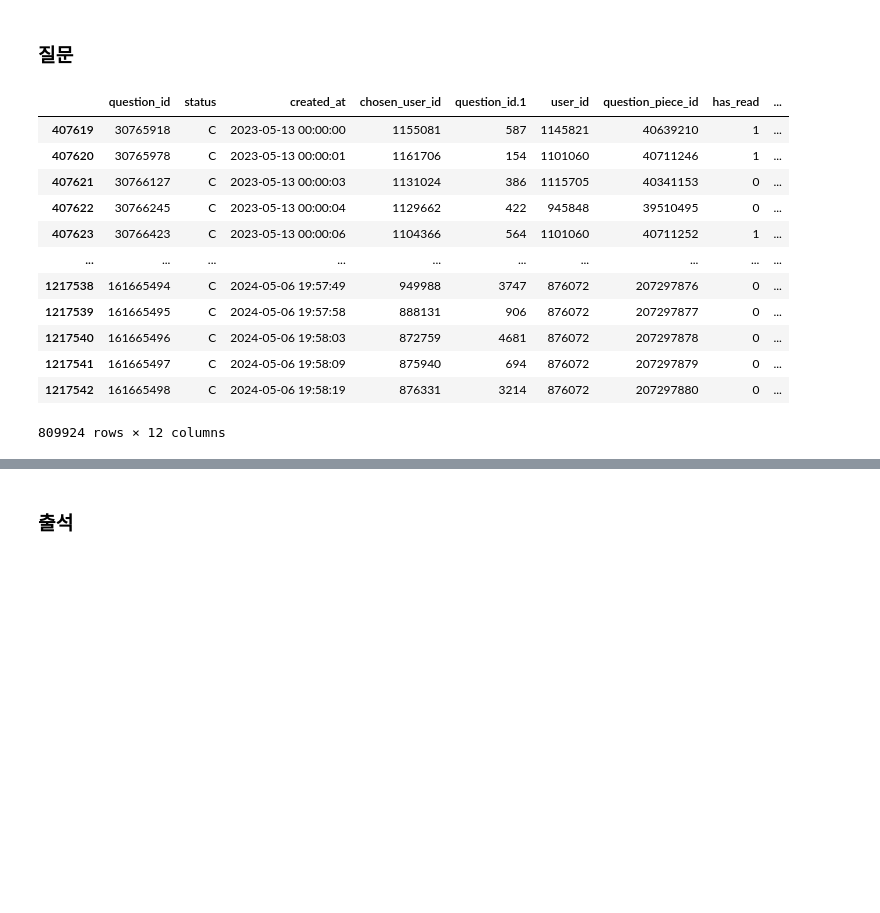
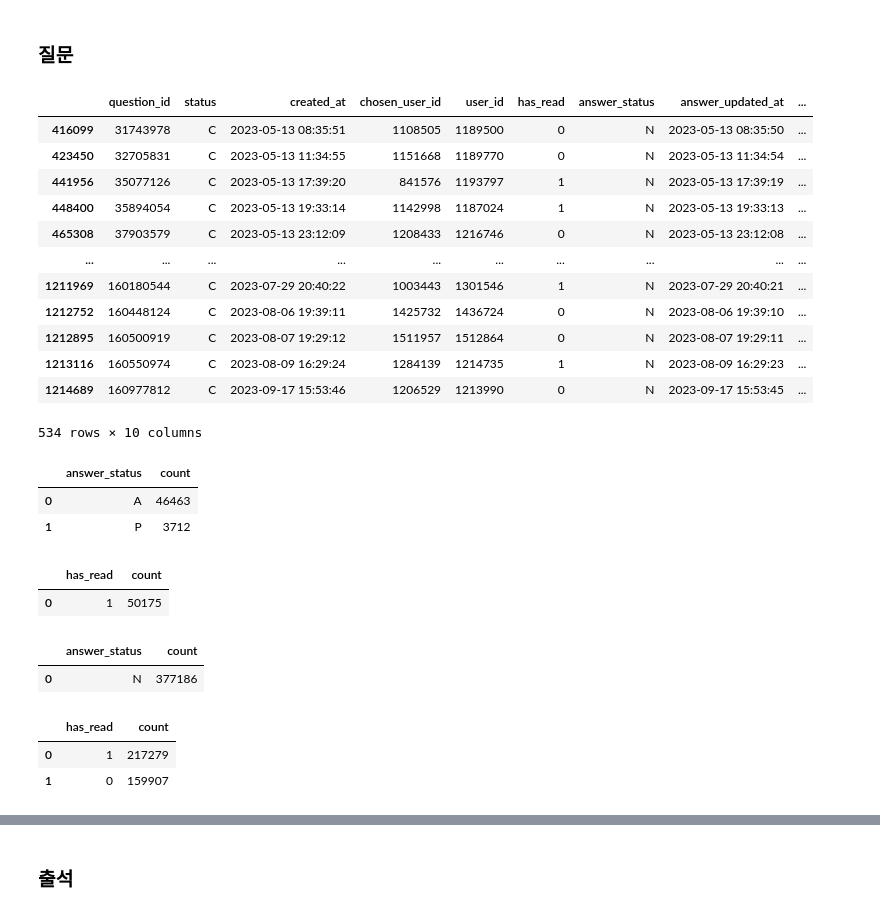
Before and after one commit to EtheriumArchive/Codeit_project, a Jupyter notebook: analysis_eunsu_v2.ipynb, the cells around one changed output, grey strips where cells are left out. Drawn from its saved outputs; the diff is of its cells as text; code cells hidden in the pictures; blank space fills up the shorter version.

```diff
--- a/analysis_eunsu_v2.ipynb
+++ b/analysis_eunsu_v2.ipynb
@@ -70,7 +70,10 @@ accounts_paymenthistory['product_hearts'] = accounts_paymenthistory['product_hea
 accounts_user['created_at'] = pd.to_datetime(accounts_user['created_at']).dt.floor('s')
 polls_questionset['created_at'] = pd.to_datetime(polls_questionset['created_at']).dt.floor('s')
 accounts_paymenthistory['created_at'] = pd.to_datetime(accounts_paymenthistory['created_at']).dt.floor('s')
+
 accounts_userquestionrecord['created_at'] = pd.to_datetime(accounts_userquestionrecord['created_at']).dt.floor('s')
+accounts_userquestionrecord['answer_updated_at'] = pd.to_datetime(accounts_userquestionrecord['answer_updated_at']).dt.floor('s')
+accounts_userquestionrecord['answer_updated_at'] = pd.to_datetime(accounts_userquestionrecord['answer_updated_at']) + timedelta(hours=9)
 
 new_attendance['attendance_date_list'] = pd.to_datetime(new_attendance['attendance_date_list']).dt.floor('s')
 # %% [markdown]
@@ -169,21 +172,62 @@ active_color = sns.color_palette('pastel')[1]
 # %% [markdown]
 ### 질문
 # %%
-# 수동 유저의  별 질문 수 비교
-passive_attendance_ = funnel_attendance[funnel_attendance['user_id'].isin(question_passive_user)]
-active_attendance_ = funnel_attendance[funnel_attendance['user_id'].isin(question_active_user)]
-funnel_question
+# created_at부터 answer_updated_at까지 걸린 기간을 구하려고 함 -> 마이너스가 될만한 요소가 있나? -> 있음!!
+# 마이너스 요소들 파악, 분석, 처리방법 필요!
+
+# created_at보다 answer_updated_at가 더 빠른 건 뭐지
+# 질문을 먼저 한 다음 답변하면 answer_updated_at가 느리고,
+# 답변하지 않으면 answer_updated_at와 같아야 하는데
+# 빠른 애들은 오류인가? -> 534개로 극소수이긴 함 -> 0.1%
+
+columns = ['question_id', 'status', 'created_at', 'chosen_user_id', 'user_id', 'has_read', 'answer_status', 'answer_updated_at', 'report_count', 'opened_times']
+
+same_answer = question[question['answer_updated_at'] == question['created_at']][columns] # 377,186개
+late_answer = question[question['answer_updated_at'] > question['created_at']][columns] # 50,175개
+fast_answer = question[question['answer_updated_at'] < question['created_at']][columns] # 534개
+
+fast_answer
 # %% [output]
-|  | question_id | status | created_at | chosen_user_id | question_id.1 | user_id | question_piece_id | has_read | ... |
-| 407619 | 30765918 | C | 2023-05-13 00:00:00 | 1155081 | 587 | 1145821 | 40639210 | 1 | ... |
-| 407620 | 30765978 | C | 2023-05-13 00:00:01 | 1161706 | 154 | 1101060 | 40711246 | 1 | ... |
-| 407621 | 30766127 | C | 2023-05-13 00:00:03 | 1131024 | 386 | 1115705 | 40341153 | 0 | ... |
-| 407622 | 30766245 | C | 2023-05-13 00:00:04 | 1129662 | 422 | 945848 | 39510495 | 0 | ... |
-| 407623 | 30766423 | C | 2023-05-13 00:00:06 | 1104366 | 564 | 1101060 | 40711252 | 1 | ... |
+|  | question_id | status | created_at | chosen_user_id | user_id | has_read | answer_status | answer_updated_at | ... |
+| 416099 | 31743978 | C | 2023-05-13 08:35:51 | 1108505 | 1189500 | 0 | N | 2023-05-13 08:35:50 | ... |
+| 423450 | 32705831 | C | 2023-05-13 11:34:55 | 1151668 | 1189770 | 0 | N | 2023-05-13 11:34:54 | ... |
+| 441956 | 35077126 | C | 2023-05-13 17:39:20 | 841576 | 1193797 | 1 | N | 2023-05-13 17:39:19 | ... |
+| 448400 | 35894054 | C | 2023-05-13 19:33:14 | 1142998 | 1187024 | 1 | N | 2023-05-13 19:33:13 | ... |
+| 465308 | 37903579 | C | 2023-05-13 23:12:09 | 1208433 | 1216746 | 0 | N | 2023-05-13 23:12:08 | ... |
 | ... | ... | ... | ... | ... | ... | ... | ... | ... | ... |
-| 1217538 | 161665494 | C | 2024-05-06 19:57:49 | 949988 | 3747 | 876072 | 207297876 | 0 | ... |
-| 1217539 | 161665495 | C | 2024-05-06 19:57:58 | 888131 | 906 | 876072 | 207297877 | 0 | ... |
-| 1217540 | 161665496 | C | 2024-05-06 19:58:03 | 872759 | 4681 | 876072 | 207297878 | 0 | ... |
-| 1217541 | 161665497 | C | 2024-05-06 19:58:09 | 875940 | 694 | 876072 | 207297879 | 0 | ... |
-| 1217542 | 161665498 | C | 2024-05-06 19:58:19 | 876331 | 3214 | 876072 | 207297880 | 0 | ... |
+| 1211969 | 160180544 | C | 2023-07-29 20:40:22 | 1003443 | 1301546 | 1 | N | 2023-07-29 20:40:21 | ... |
+| 1212752 | 160448124 | C | 2023-08-06 19:39:11 | 1425732 | 1436724 | 0 | N | 2023-08-06 19:39:10 | ... |
+| 1212895 | 160500919 | C | 2023-08-07 19:29:12 | 1511957 | 1512864 | 0 | N | 2023-08-07 19:29:11 | ... |
+| 1213116 | 160550974 | C | 2023-08-09 16:29:24 | 1284139 | 1214735 | 1 | N | 2023-08-09 16:29:23 | ... |
+| 1214689 | 160977812 | C | 2023-09-17 15:53:46 | 1206529 | 1213990 | 0 | N | 2023-09-17 15:53:45 | ... |
-809924 rows × 12 columns
+534 rows × 10 columns
+# %%
+late_answer['answer_status'].value_counts().reset_index()
+# %% [output]
+|  | answer_status | count |
+| 0 | A | 46463 |
+| 1 | P | 3712 |
+# %%
+# answer_status가 답변만 있는 것과
+# has_read가 1만 있는 것으로 보아
+# created_at보다 answer_updated_at가 늦은건
+# 확실하게 채팅을 열은 것
+
+late_answer['has_read'].value_counts().reset_index()
+# %% [output]
+|  | has_read | count |
+| 0 | 1 | 50175 |
+# %%
+# answer_status가 미답변만 있는 것으로 보아
+# created_at와 answer_updated_at가 같은건
+# 확실하게 채팅한 적이 없어서 투표 기록시간과 같은 거로 찍힌 것
+same_answer['answer_status'].value_counts().reset_index()
+# %% [output]
+|  | answer_status | count |
+| 0 | N | 377186 |
+# %%
+same_answer['has_read'].value_counts().reset_index()
+# %% [output]
+|  | has_read | count |
+| 0 | 1 | 217279 |
+| 1 | 0 | 159907 |
```
Also changed, not shown: parts of 17 cells of this notebook.
